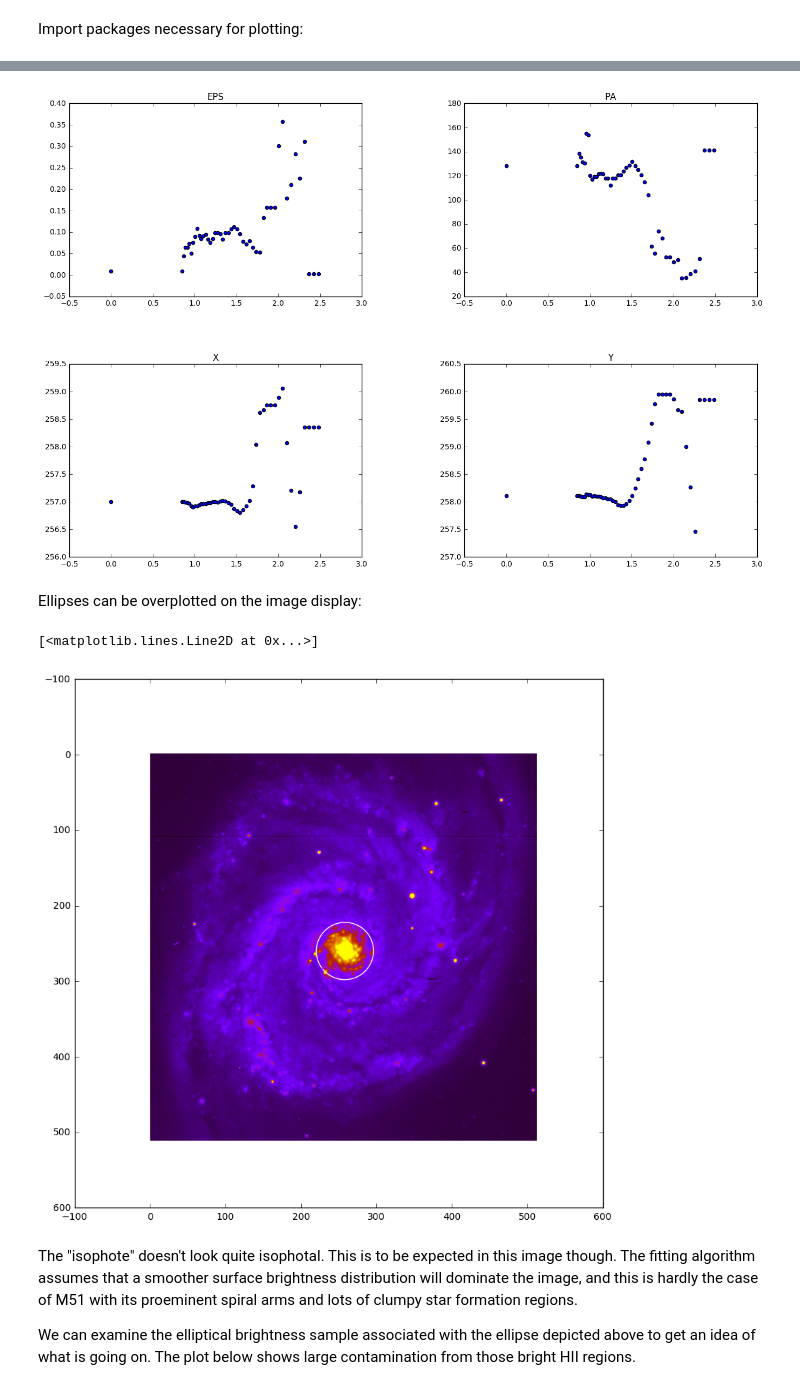
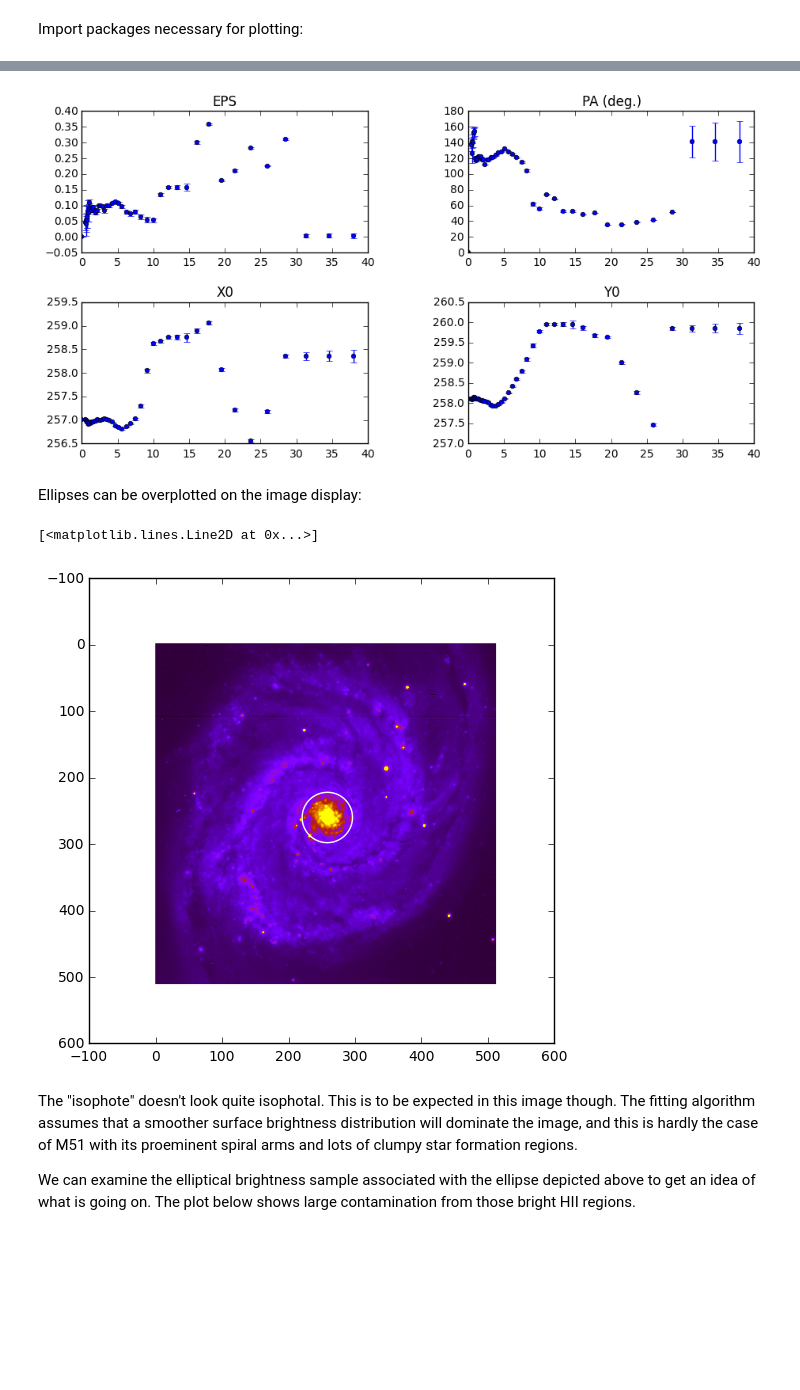
Before and after one commit to ibusko/isophote, a Jupyter notebook: docs/notebooks/example1.ipynb, the cells around one changed output, grey strips where cells are left out. Cells and saved outputs as stored; diff of their text form; code cells hidden in the pictures; blank space fills up the shorter version.

```diff
--- a/docs/notebooks/example1.ipynb
+++ b/docs/notebooks/example1.ipynb
@@ -153,10 +153,8 @@ Note that, in the example above, we cannot use the original Sample instance used
 # %% [markdown]
 Import packages necessary for plotting:
 # %%
-import numpy as np
 import matplotlib.pyplot as plt
 %matplotlib inline
-plt.rcParams['figure.figsize'] = (15.0, 10.0)
 # %% [markdown]
 The attributes of an Isophote instance are also attributes of an IsophoteList instance. The difference is, while the individual isophotes have scalar attributes, the same attributes in an IsophoteList are numpy arrays that store the given attribute across all isophotes in the list. Thus, attributes in a IsophoteList can be directly used as parameters for matplotlib calls.
 
@@ -164,8 +162,11 @@ As an example, a basic plot of intensities as a function of (semi-major axis len
 # %%
-plt.scatter(isophote_list.sma**0.25, isophote_list.intens)
+plt.rcParams['figure.figsize'] = (8.0, 4.0)
+
+plt.scatter(isophote_list.sma**0.25, -2.5*np.log10(isophote_list.intens))
 
 plt.xlabel('SMA**1/4')
-plt.ylabel('INTENS')
+plt.ylabel('MAG = -2.5 * log10(INTENS)')
+plt.gca().invert_yaxis()
 plt.title("M51 brightness profile")
 # %% [output]
 <matplotlib.text.Text at 0x...>
@@ -175,29 +176,31 @@ Next, a multiple plot depicting ellipse geometry as a function of semi-major axi
 # %%
+plt.rcParams['figure.figsize'] = (10.0, 5.0)
 plt.figure(1)
 
 plt.subplot(221)
-plt.scatter(isophote_list.sma**0.25, np.array([s.geometry.eps for s in isophote_list.sample]))
+plt.errorbar(isophote_list.sma, isophote_list.eps, yerr=isophote_list.ellip_err, fmt='o', markersize=4)
 plt.title('EPS')
 
 plt.subplot(222)
-plt.scatter(isophote_list.sma**0.25, np.array([s.geometry.pa/np.pi*180. for s in isophote_list.sample]))
-plt.title('PA')
+plt.errorbar(isophote_list.sma, isophote_list.pa/np.pi*180., yerr=isophote_list.pa_err/np.pi* 80., fmt='o', markersize=4)
+plt.title('PA (deg.)')
 
 plt.subplot(223)
-plt.scatter(isophote_list.sma**0.25, np.array([s.geometry.x0 for s in isophote_list.sample]))
-plt.title('X')
+plt.errorbar(isophote_list.sma, isophote_list.x0, yerr=isophote_list.x0_err, fmt='o', markersize=4)
+plt.title('X0')
 
 plt.subplot(224)
-plt.scatter(isophote_list.sma**0.25, np.array([s.geometry.y0 for s in isophote_list.sample]))
-plt.title('Y')
+plt.errorbar(isophote_list.sma, isophote_list.y0, yerr=isophote_list.y0_err, fmt='o', markersize=4)
+plt.title('Y0')
 
 plt.subplots_adjust(top=0.92, bottom=0.08, left=0.10, right=0.95, hspace=0.35, wspace=0.35)
 # %% [output]
-[figure, old version]
+[figure, new version]
 # %% [markdown]
 Ellipses can be overplotted on the image display:
 # %%
 import matplotlib.cm as cm
+plt.rcParams['figure.figsize'] = (6.0, 6.0)
 
 fig, ax = plt.subplots()
 ax.imshow(pixel_data, cmap=cm.gnuplot, vmin=0, vmax=1000)
@@ -211,7 +214,7 @@ x, y, = iso.sampled_coordinates()
 plt.plot(x, y, color='white')
 # %% [output]
 [<matplotlib.lines.Line2D at 0x...>]
-[figure, old version]
+[figure, new version]
 # %% [markdown]
 The "isophote" doesn't look quite isophotal. This is to be expected in this image though. The fitting algorithm assumes that a smoother surface brightness distribution will dominate the image, and this is hardly the case of M51 with its proeminent spiral arms and lots of clumpy star formation regions.
 
```
Also changed, not shown: parts of 7 cells of this notebook, 2 other files.
